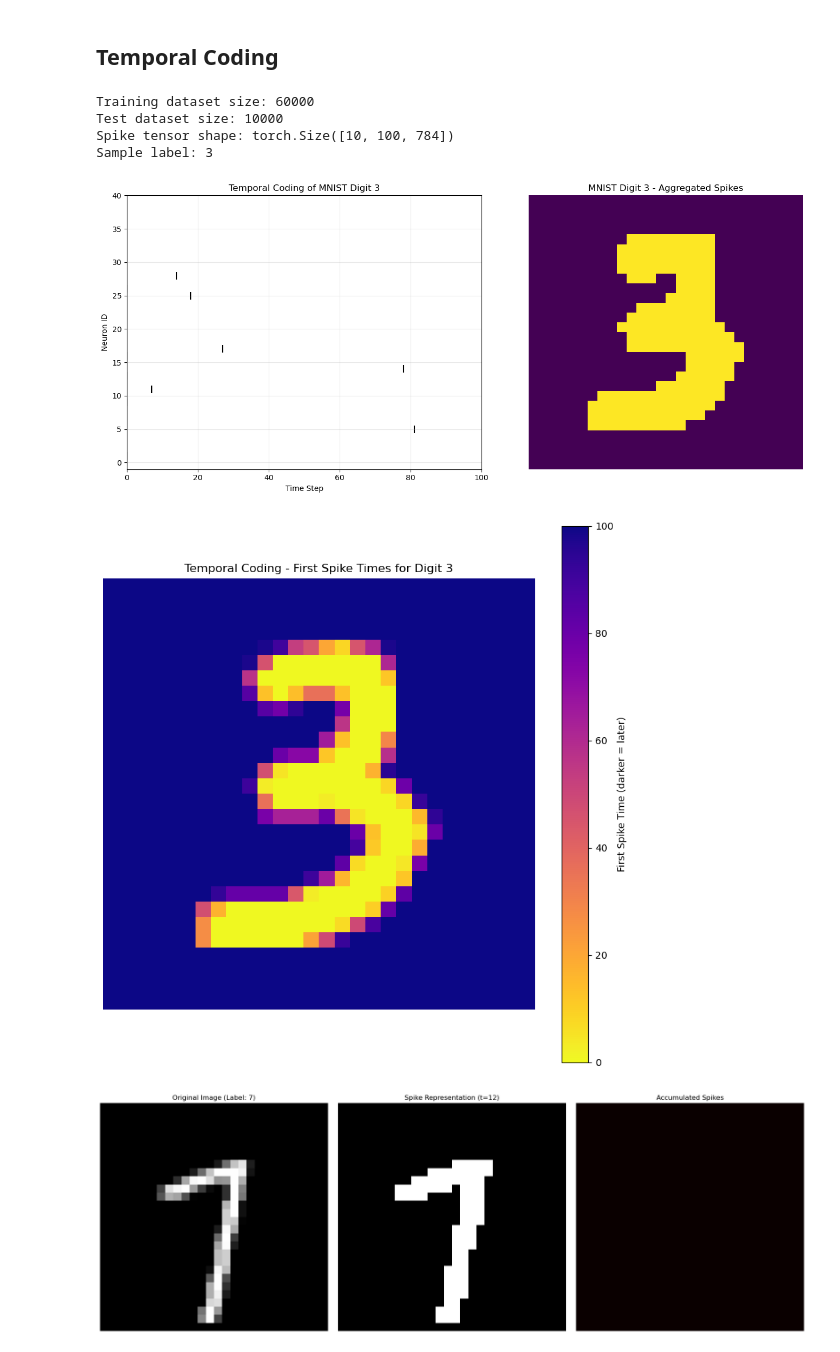
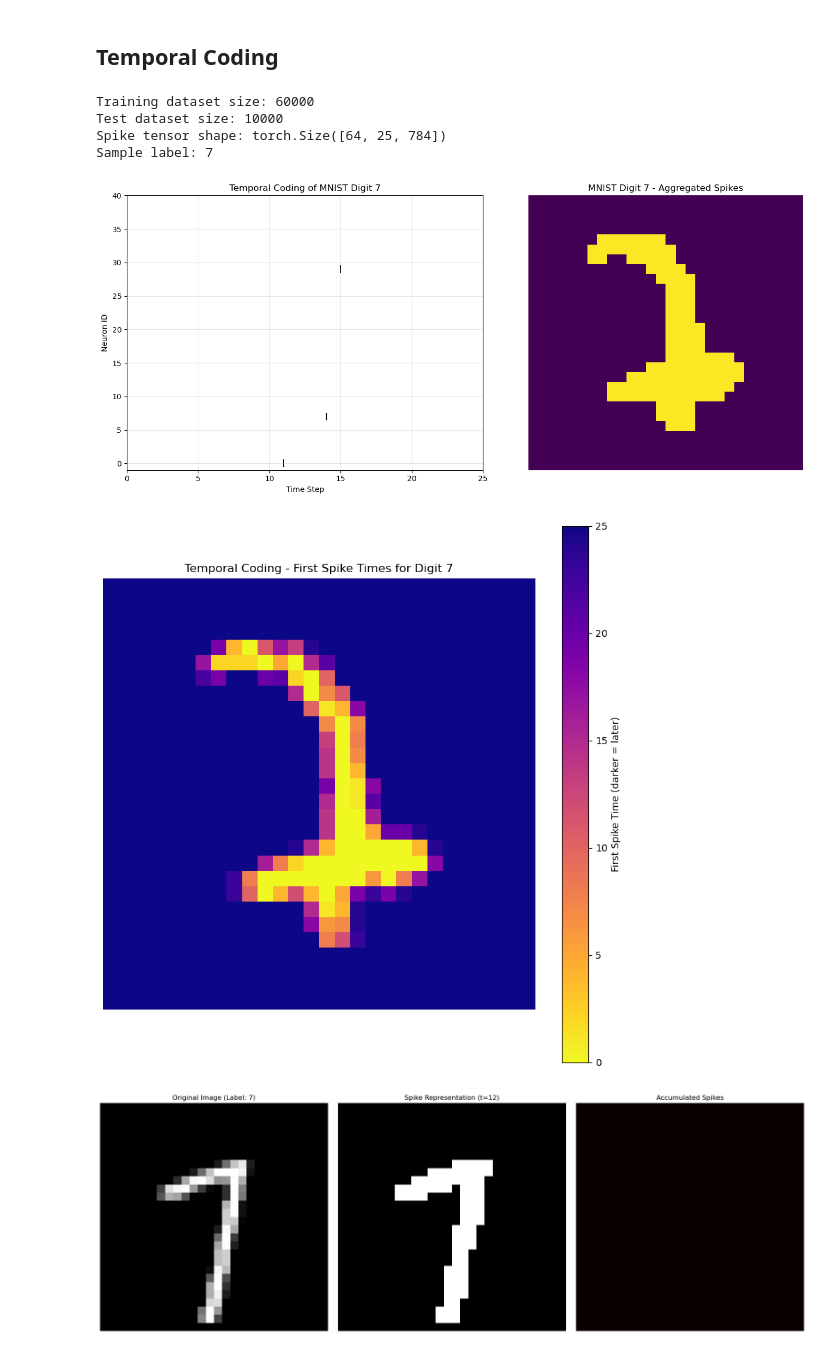
Before and after one commit to KacperPerz/snn_review, a Jupyter notebook: jupyters/mnist.ipynb, the cells around one changed output. Saved outputs shown, nothing was run; the diff lists cells and outputs as text; code cells hidden in the pictures.

Commit message:
put num_steps as a parameter

```diff
--- a/jupyters/mnist.ipynb
+++ b/jupyters/mnist.ipynb
@@ -1790,7 +1787,7 @@ for model_set_idx, model_metrics in enumerate(all_metrics):
 # %%
 class MNIST_Temporal(datasets.MNIST):
     def __init__(self, root, train=True, download=True, transform=transforms.ToTensor(),
-                 time_steps=100, t_max=1.0):
+                 time_steps=25, t_max=1.0):
         """
         MNIST dataset with temporal (latency) encoding.
 
@@ -1832,16 +1829,19 @@ class MNIST_Temporal(datasets.MNIST):
 
         return spikes, target
 # %%
+time_steps = 25
+
 # Test the temporal encoding class
-temporal_mnist_train = MNIST_Temporal("../data", train=True)
-temporal_mnist_test = MNIST_Temporal("../data", train=False)
+temporal_mnist_train = MNIST_Temporal("../data", train=True, time_steps=time_steps)
+temporal_mnist_test = MNIST_Temporal("../data", train=False, time_steps=time_steps)
 
 print(f"Training dataset size: {len(temporal_mnist_train)}")
 print(f"Test dataset size: {len(temporal_mnist_test)}")
 
 # Create data loaders
-temporal_train_loader = DataLoader(temporal_mnist_train, batch_size=64, shuffle=True)
-temporal_test_loader = DataLoader(temporal_mnist_test, batch_size=test_batch_size, shuffle=True)
+batch_size = 64
+temporal_train_loader = DataLoader(temporal_mnist_train, batch_size=batch_size, shuffle=True)
+temporal_test_loader = DataLoader(temporal_mnist_test, batch_size=batch_size, shuffle=True)
 
 # Get a sample and visualize
 sample_spikes, sample_label = next(iter(temporal_test_loader))
@@ -1850,12 +1850,14 @@ print(f"Sample label: {sample_label[0]}")
 # %% [output]
 Training dataset size: 60000
 Test dataset size: 10000
-Spike tensor shape: torch.Size([10, 100, 784])
-Sample label: 3
+Spike tensor shape: torch.Size([64, 25, 784])
+Sample label: 7
 # %%
 # Visualize the temporal coding
 def visualize_temporal_encoding(spike_tensor, label, neuron_indices=None):
   """Visualize temporal encoding for selected neurons"""
+  import numpy as np
+
   if neuron_indices is None:
     # Choose 40 random neurons to visualize - enough to see a pattern
     neuron_indices = torch.randint(0, 784, (40,))
@@ -1875,42 +1877,42 @@ def visualize_temporal_encoding(spike_tensor, label, neuron_indices=None):
   ax1.set_title(f"Temporal Coding of MNIST Digit {label[0].item()}")
   ax1.set_xlabel("Time Step")
   ax1.set_ylabel("Neuron ID")
-  ax1.set_xlim(0, 100)
+  ax1.set_xlim(0, time_steps)  # Use the global time_steps variable
   ax1.set_ylim(-1, len(neuron_indices))
   ax1.grid(True, alpha=0.3)
 
   # Plot 2: 2D visualization of the digit
   # Reshape the first image to 28x28
-  digit_image = sample_spikes[0, :, :].sum(dim=0).view(28, 28).cpu().numpy()
+  digit_image = spike_tensor[0, :, :].sum(dim=0).view(28, 28).cpu().numpy()
   ax2.imshow(digit_image, cmap='viridis')
   ax2.set_title(f"MNIST Digit {label[0].item()} - Aggregated Spikes")
   ax2.axis('off')
 
   plt.tight_layout()
   plt.show()
 
   # Also create a heatmap showing when each pixel spikes
   plt.figure(figsize=(10, 10))
 
-  # Find the first spike time for each pixel (set to 100 if no spike)
-  first_spike_times = np.ones((28, 28)) * 100
-  for t in range(100):
-    spike_frame = sample_spikes[0, t, :].view(28, 28).cpu().numpy()
-    mask = (spike_frame > 0) & (first_spike_times == 100)  # Only update pixels that haven't spiked yet
+  # Find the first spike time for each pixel (set to time_steps if no spike)
+  first_spike_times = np.ones((28, 28)) * time_steps
+  for t in range(time_steps):
+    spike_frame = spike_tensor[0, t, :].view(28, 28).cpu().numpy()
+    mask = (spike_frame > 0) & (first_spike_times == time_steps)  # Only update pixels that haven't spiked yet
     first_spike_times[mask] = t
 
   # Plot the first spike times
   plt.imshow(first_spike_times, cmap='plasma_r')  # Reverse colormap so early spikes are bright
   plt.colorbar(label='First Spike Time (darker = later)')
   plt.title(f"Temporal Coding - First Spike Times for Digit {label[0].item()}")
   plt.axis('off')
   plt.show()
 
 # Visualize a sample
 visualize_temporal_encoding(sample_spikes, sample_label)
 # %% [output]
-[figure, old version]
+[figure, new version]
-[figure, old version]
+[figure, new version]
 # %%
 # Compare ANN and SNN with temporal coding
 def detect_anomalies_temporal(snn_model, val_loader_reduced, device, num_examples=500):
```
Also changed, not shown: parts of 1 cell of this notebook.
